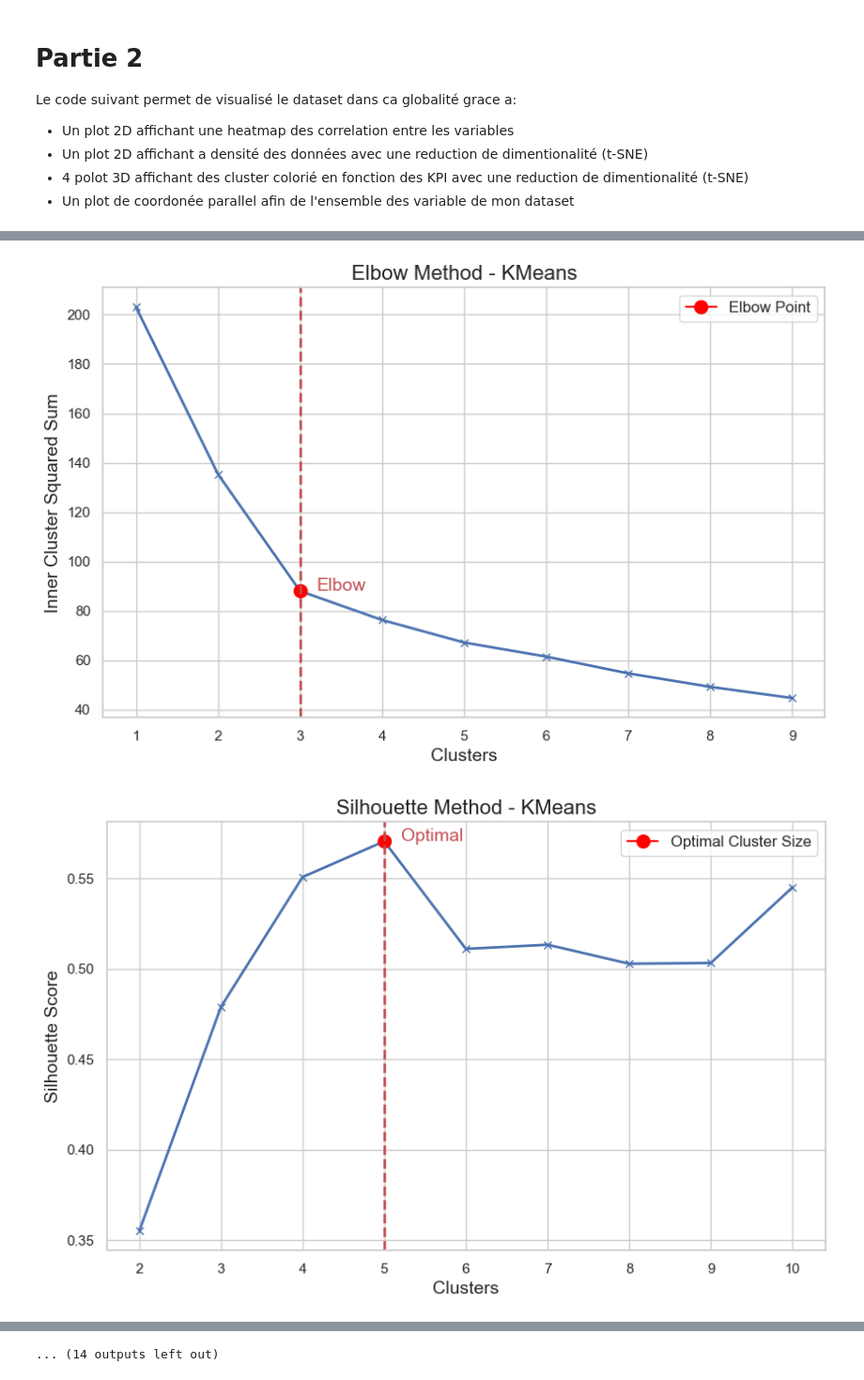
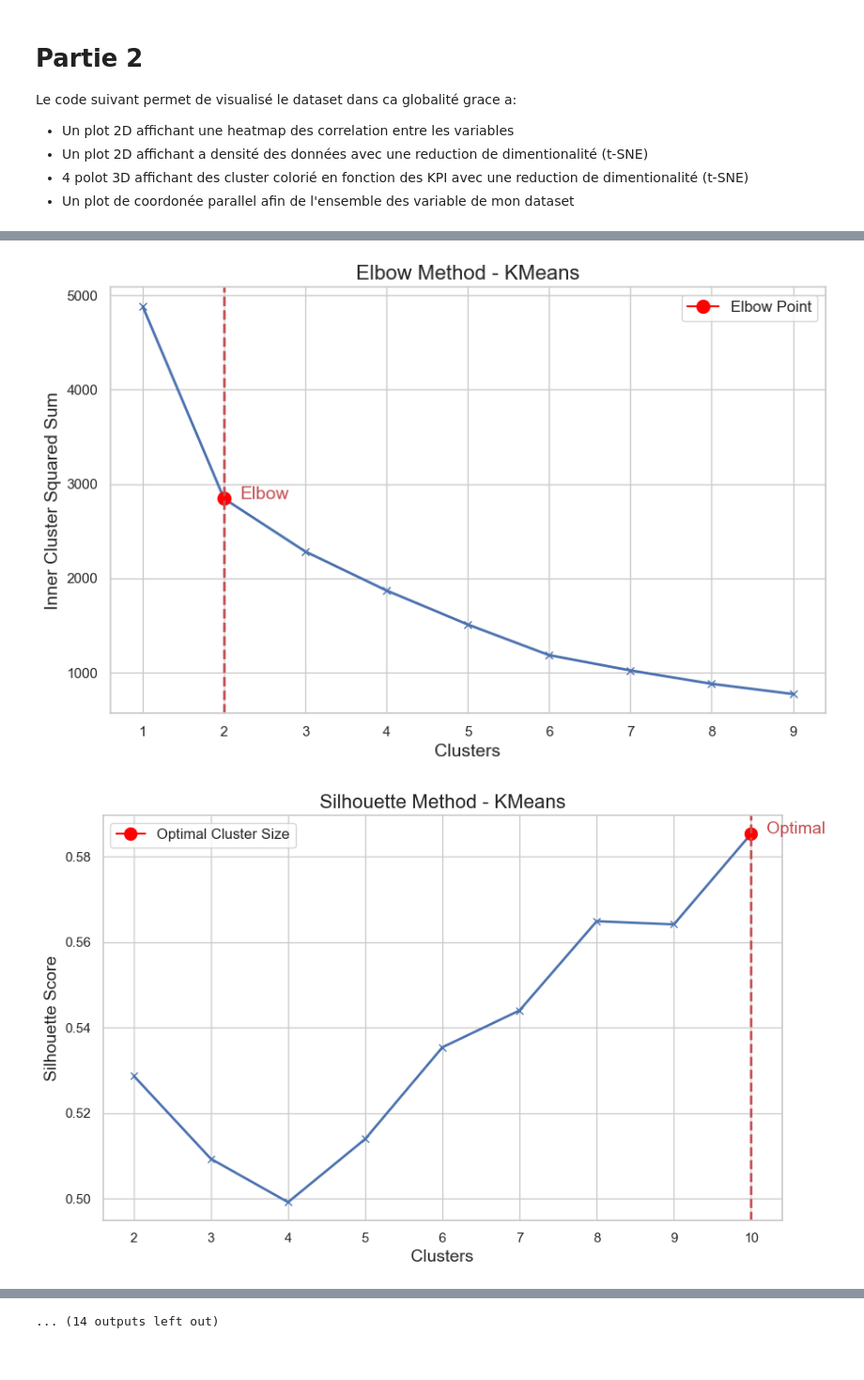
Before and after one commit to CFO-Clement/FastFashion, a Jupyter notebook: projet.ipynb, the cells around one changed output, grey strips where cells are left out. Shown at 94% size. Drawn from its saved outputs; the diff is of its cells as text; code cells hidden in the pictures.

```diff
--- a/projet.ipynb
+++ b/projet.ipynb
@@ -404,7 +413,7 @@ Cette parti ce concentre sur la partie clustering de mon projet:
 # %%
 # Var for fine tuning:
 clusters = ['KMeans', 'AgglomerativeClustering', 'SpectralClustering', 'Birch',
-            'MiniBatchKMeans', 'SpectralBiclustering', 'SpectralCoclustering'] #FeatureAgglomeration
+            'MiniBatchKMeans', 'SpectralBiclustering', 'SpectralCoclustering']
 methods = {
     'KMeans': {
         'tuning': ['Elbow', 'Silhouette', 'Gap Statistic', 'Explained Variance'],
@@ -441,12 +450,6 @@ methods = {
                  "batch_size": list(range(10, 101, 10)),
                  "tol": [1e-3, 1e-4, 1e-5]}
     },
-    'FeatureAgglomeration': {
-        'tuning': None,#['Silhouette', 'Gap Statistic'],
-        'args': {"n_clusters": list(range(2, 11)),
-                 "linkage": ['ward', 'complete', 'average', 'single'],
-                 "affinity": ['euclidean', 'l1', 'l2', 'manhattan', 'cosine', 'precomputed']}
-    },
     'SpectralBiclustering': {
         'tuning': ['Cophenetic Correlation'],
         'args': {"n_clusters": list(range(2, 11)),
@@ -458,9 +461,14 @@ methods = {
     },
 }
 
-df = clothes_df.drop(['Type', 'Environmental Impact Score', 'Animal Welfare Score', 'Human Welfare Score', 'Social Responsibility Score'], axis=1)
+full_df = clothes_df.drop(['Type'], axis=1)
+noKPI_df = clothes_df.drop(['Type', 'Environmental Impact Score', 'Animal Welfare Score', 'Human Welfare Score', 'Social Responsibility Score'], axis=1)
+onlyKPI_df = clothes_df[['Environmental Impact Score', 'Animal Welfare Score', 'Human Welfare Score', 'Social Responsibility Score']]
+
 scaler = StandardScaler()
-df_normalized = scaler.fit_transform(df)
+full_df_normalized = scaler.fit_transform(full_df)
+noKPI_df_normalized = scaler.fit_transform(noKPI_df)
+onlyKPI_df_normalized = scaler.fit_transform(onlyKPI_df)
 # %%
 #Auto Elbow Method
 def auto_elbow(clustering_obj, data, number_clusters, show=False):
@@ -860,7 +880,7 @@ ValueError: Found input variables with inconsistent numbers of samples: [718, 20
 best_params = {}
 for algo in clusters:
     try:
-        best_params[algo] = fine_tune_algo(cluster_name=algo, methods=methods, data=df, n_iter=10, show=True)
+        best_params[algo] = fine_tune_algo(cluster_name=algo, methods=methods, data=full_df_normalized, n_iter=10, show=True)
     except Exception as e:
         best_params[algo] = f'Failed -> {e}'
 # %% [output]
@@ -882,6 +902,6 @@ Performing automatic tuning with random search for 10 iterations using the best
 Fine tuning SpectralClustering algorithm...
 Performing tuning with the following methods:
 ['Variance Ratio', 'Gap Statistic']
 Performing tuning with Variance Ratio method...
-[figure, old version]
+[figure, new version]
-[figure, old version]
+[figure, new version]
```
Also changed, not shown: parts of 12 cells of this notebook, 30 other files.
